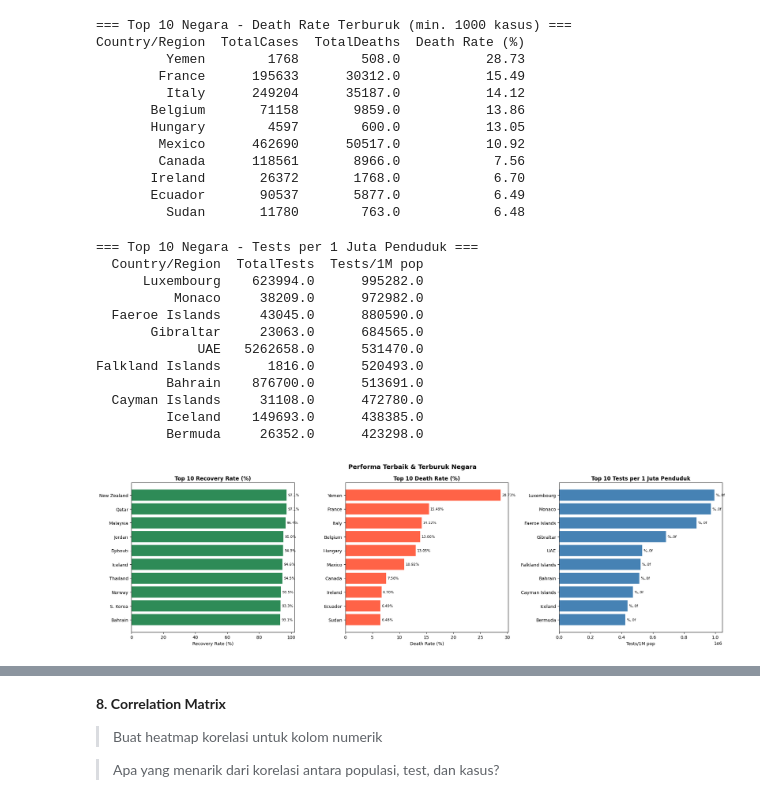
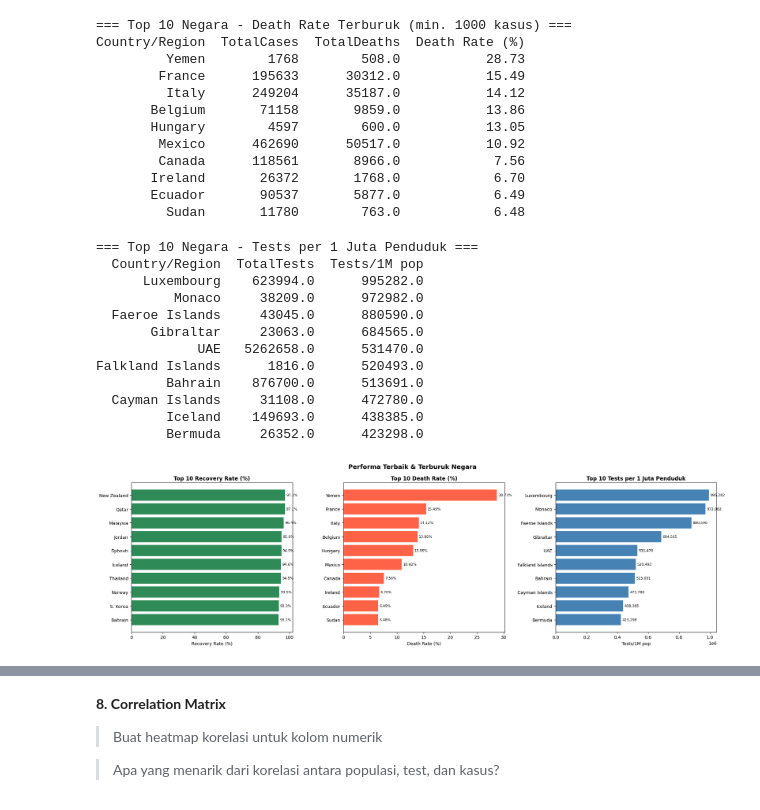
Before and after one commit to AdityaNugrahaPS/tugas_python_ai_b10, a Jupyter notebook: Tugas7_EDA_AdityaNugrahaPratamaSaiya.ipynb, the cells around one changed output, grey strips where cells are left out. Saved outputs shown, nothing was run; the diff lists cells and outputs as text; code cells hidden in the pictures.

```diff
--- a/Tugas7_EDA_AdityaNugrahaPratamaSaiya.ipynb
+++ b/Tugas7_EDA_AdityaNugrahaPratamaSaiya.ipynb
@@ -884,35 +897,35 @@ ax1.invert_yaxis()
 # Death Rate terburuk
 ax2 = axes[1]
 bars2 = ax2.barh(top10_worst_death['Country/Region'], top10_worst_death['Death Rate (%)'], color='tomato')
 ax2.set_title('Top 10 Death Rate (%)', fontweight='bold')
 ax2.set_xlabel('Death Rate (%)')
 ax2.bar_label(bars2, fmt='%.2f%%', padding=3, fontsize=8)
 ax2.invert_yaxis()
 
 # Tests per 1M pop
 ax3 = axes[2]
 bars3 = ax3.barh(top10_tests['Country/Region'], top10_tests['Tests/1M pop'], color='steelblue')
 ax3.set_title('Top 10 Tests per 1 Juta Penduduk', fontweight='bold')
 ax3.set_xlabel('Tests/1M pop')
-ax3.bar_label(bars3, fmt='%,.0f', padding=3, fontsize=8)
+ax3.bar_label(bars3, labels=[f'{v:,.0f}' for v in bars3.datavalues], padding=3, fontsize=8)
 ax3.invert_yaxis()
 
 plt.tight_layout()
 plt.show()
 # %% [output]
 === Top 10 Negara - Tests per 1 Juta Penduduk ===
   Country/Region  TotalTests  Tests/1M pop
       Luxembourg    623994.0      995282.0
           Monaco     38209.0      972982.0
   Faeroe Islands     43045.0      880590.0
        Gibraltar     23063.0      684565.0
              UAE   5262658.0      531470.0
 Falkland Islands      1816.0      520493.0
          Bahrain    876700.0      513691.0
   Cayman Islands     31108.0      472780.0
          Iceland    149693.0      438385.0
          Bermuda     26352.0      423298.0
-[figure, old version]
+[figure, new version]
 # %% [markdown]
 ### Insight - Negara dengan Performa Terbaik & Terburuk
 
```
Also changed, not shown: parts of 7 cells of this notebook.
